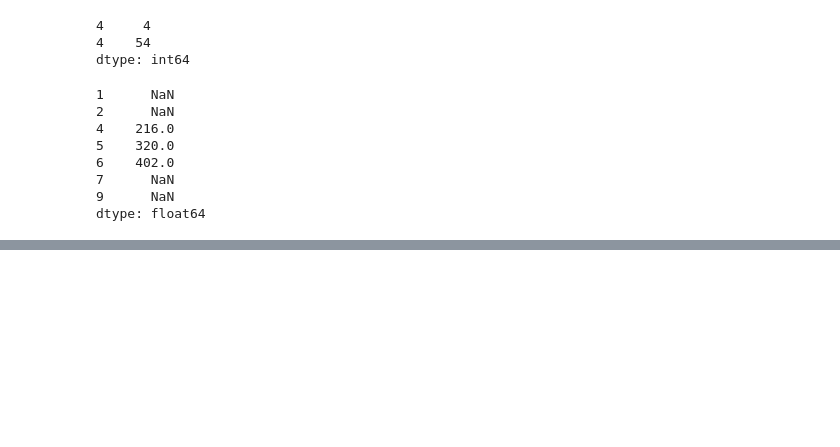
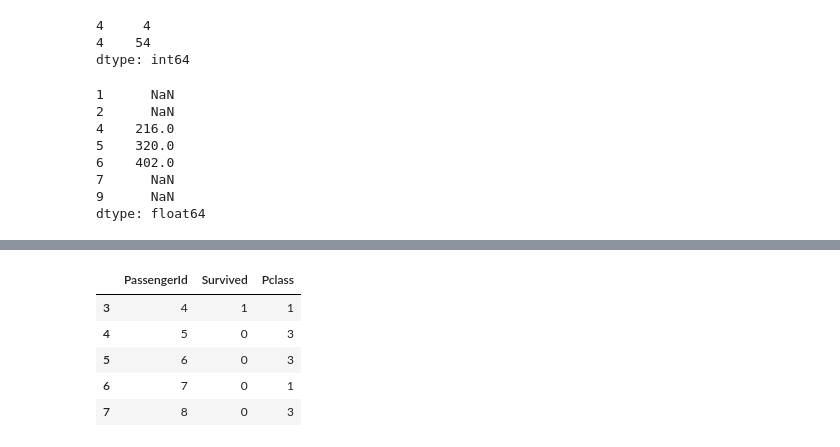
Before and after one commit to vaibhav-arde/learnPandas, a Jupyter notebook: pandasSeries.ipynb, the cells around one changed output, grey strips where cells are left out. Cells and saved outputs as stored; diff of their text form; code cells hidden in the pictures; blank space fills up the shorter version.

```diff
--- a/pandasSeries.ipynb
+++ b/pandasSeries.ipynb
@@ -320,0 +347,10 @@ dtype: float64
+# %%
+df2= df[['PassengerId','Survived','Pclass']][3:8]
+df2
+# %% [output]
+|  | PassengerId | Survived | Pclass |
+| 3 | 4 | 1 | 1 |
+| 4 | 5 | 0 | 3 |
+| 5 | 6 | 0 | 3 |
+| 6 | 7 | 0 | 1 |
+| 7 | 8 | 0 | 3 |
```
Also changed, not shown: parts of 3 cells of this notebook, 2 other files.
